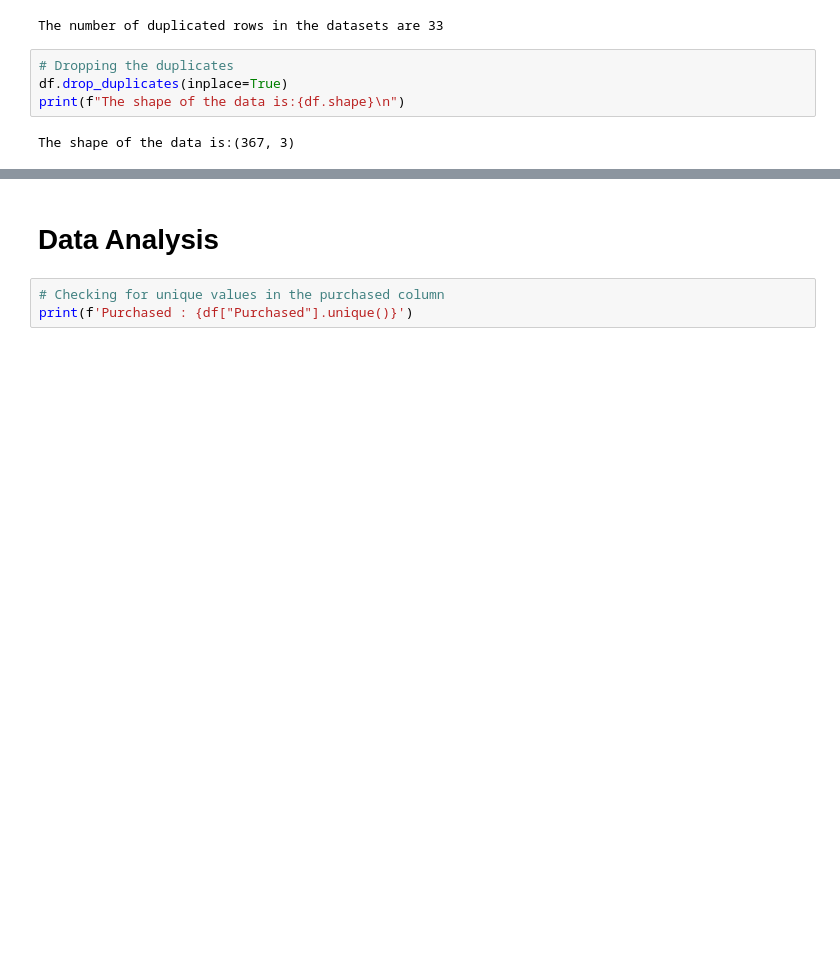
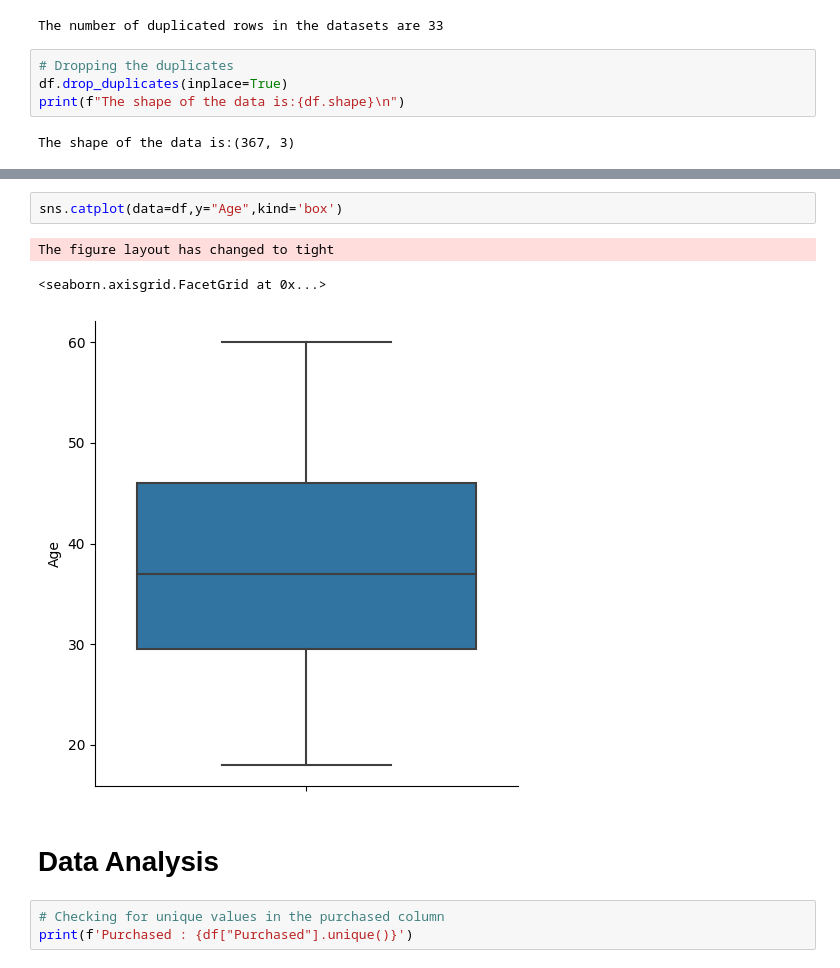
Before and after one commit to naveen3830/Kaggle, a Jupyter notebook: Social_Network_adds_analysis_using_KNN.ipynb, the cells around one changed output, grey strips where cells are left out. Cells and saved outputs as stored; diff of their text form; blank space fills up the shorter version.

```diff
--- a/Social_Network_adds_analysis_using_KNN.ipynb
+++ b/Social_Network_adds_analysis_using_KNN.ipynb
@@ -94,3 +103,9 @@ The shape of the data is:(367, 3)
+# %%
+sns.catplot(data=df,y="Age",kind='box')
+# %% [output]
+The figure layout has changed to tight
+<seaborn.axisgrid.FacetGrid at 0x...>
+[figure, added]
 # %% [markdown]
 # Data Analysis
 # %%
```
Also changed, not shown: parts of 7 cells of this notebook.
